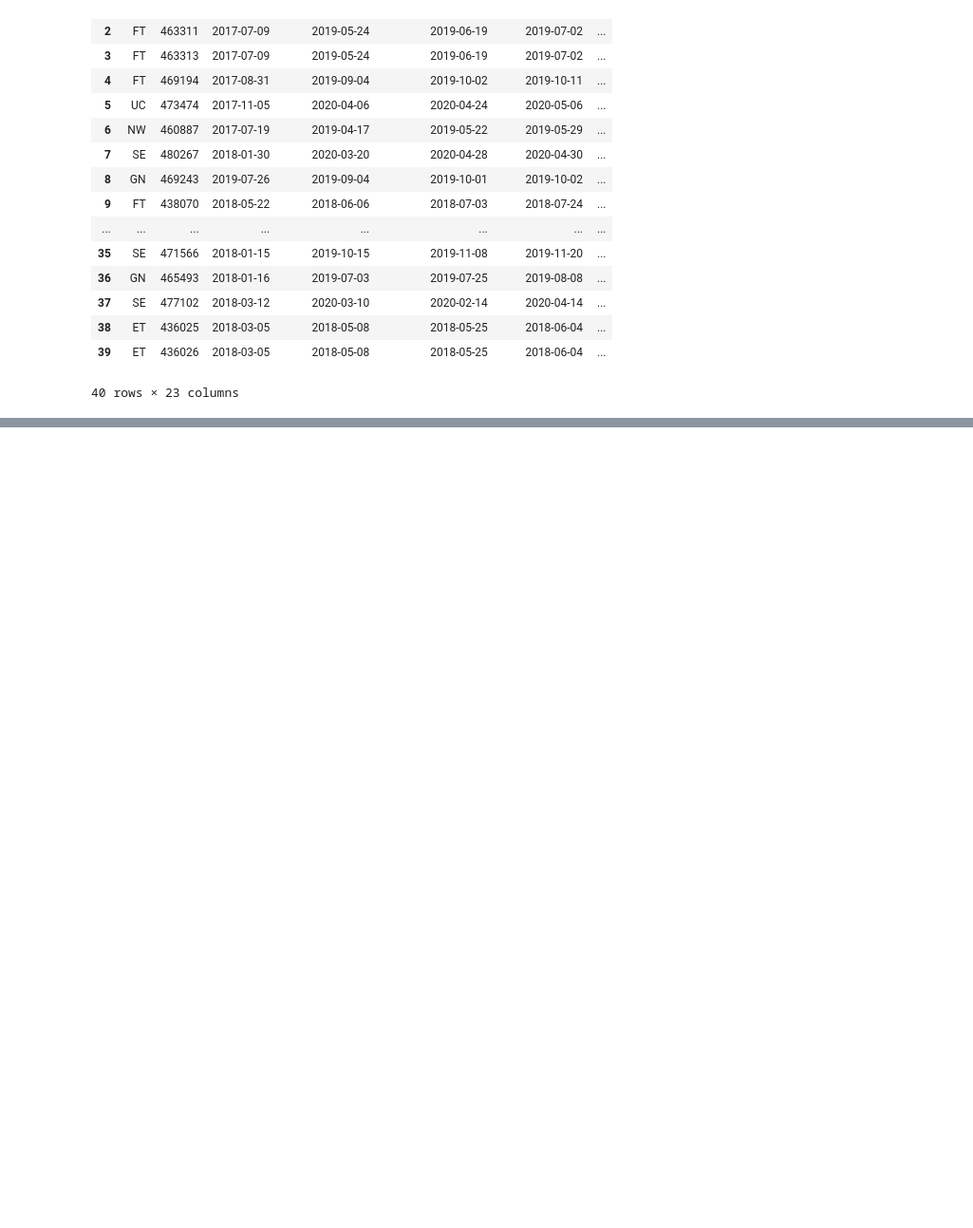
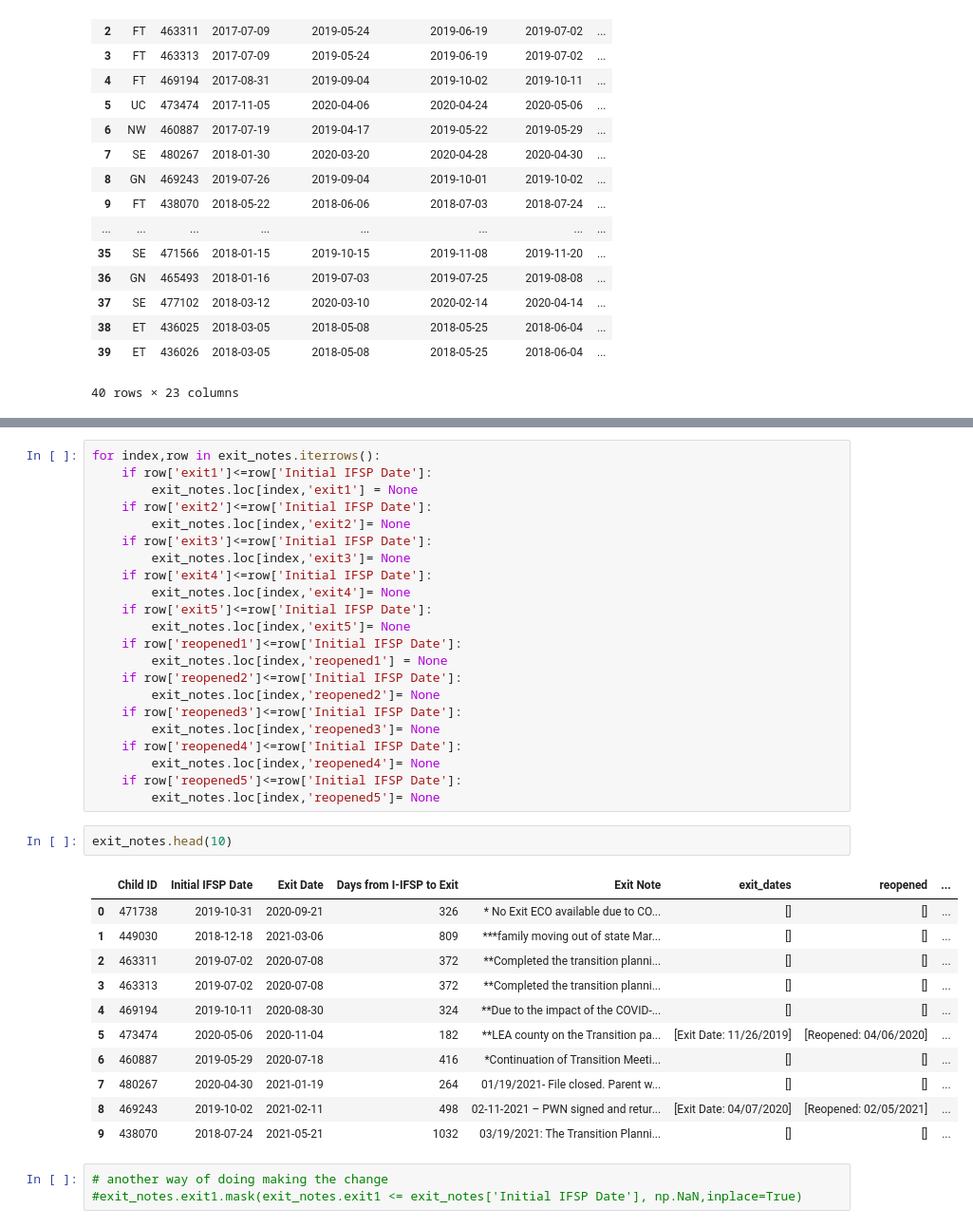
Before and after one commit to parallel-parker/ddid, a Jupyter notebook: notebooks/TEIS_partner_project.ipynb, the cells around one changed output, grey strips where cells are left out. Shown: that part at 95% size. Cells and saved outputs as stored; diff of their text form; blank space fills up the shorter version.

```diff
--- a/notebooks/TEIS_partner_project.ipynb
+++ b/notebooks/TEIS_partner_project.ipynb
@@ -152,0 +425,39 @@ def numOfDays(exit1, reopened1):
+# %%
+for index,row in exit_notes.iterrows():
+    if row['exit1']<=row['Initial IFSP Date']:
+        exit_notes.loc[index,'exit1'] = None
+    if row['exit2']<=row['Initial IFSP Date']:
+        exit_notes.loc[index,'exit2']= None
+    if row['exit3']<=row['Initial IFSP Date']:
+        exit_notes.loc[index,'exit3']= None
+    if row['exit4']<=row['Initial IFSP Date']:
+        exit_notes.loc[index,'exit4']= None
+    if row['exit5']<=row['Initial IFSP Date']:
+        exit_notes.loc[index,'exit5']= None
+    if row['reopened1']<=row['Initial IFSP Date']:
+        exit_notes.loc[index,'reopened1'] = None
+    if row['reopened2']<=row['Initial IFSP Date']:
+        exit_notes.loc[index,'reopened2']= None
+    if row['reopened3']<=row['Initial IFSP Date']:
+        exit_notes.loc[index,'reopened3']= None
+    if row['reopened4']<=row['Initial IFSP Date']:
+        exit_notes.loc[index,'reopened4']= None
+    if row['reopened5']<=row['Initial IFSP Date']:
+        exit_notes.loc[index,'reopened5']= None
+# %%
+exit_notes.head(10)
+# %% [output]
+|  | Child ID | Initial IFSP Date | Exit Date | Days from I-IFSP to Exit | Exit Note | exit_dates | reopened | ... |
+| 0 | 471738 | 2019-10-31 | 2020-09-21 | 326 | * No Exit ECO available due to CO... | [] | [] | ... |
+| 1 | 449030 | 2018-12-18 | 2021-03-06 | 809 | ***family moving out of state Mar... | [] | [] | ... |
+| 2 | 463311 | 2019-07-02 | 2020-07-08 | 372 | **Completed the transition planni... | [] | [] | ... |
+| 3 | 463313 | 2019-07-02 | 2020-07-08 | 372 | **Completed the transition planni... | [] | [] | ... |
+| 4 | 469194 | 2019-10-11 | 2020-08-30 | 324 | **Due to the impact of the COVID-... | [] | [] | ... |
+| 5 | 473474 | 2020-05-06 | 2020-11-04 | 182 | **LEA county on the Transition pa... | [Exit Date: 11/26/2019] | [Reopened: 04/06/2020] | ... |
+| 6 | 460887 | 2019-05-29 | 2020-07-18 | 416 | *Continuation of Transition Meeti... | [] | [] | ... |
+| 7 | 480267 | 2020-04-30 | 2021-01-19 | 264 | 01/19/2021- File closed. Parent w... | [] | [] | ... |
+| 8 | 469243 | 2019-10-02 | 2021-02-11 | 498 | 02-11-2021 – PWN signed and retur... | [Exit Date: 04/07/2020] | [Reopened: 02/05/2021] | ... |
+| 9 | 438070 | 2018-07-24 | 2021-05-21 | 1032 | 03/19/2021: The Transition Planni... | [] | [] | ... |
+# %%
+# another way of doing making the change
+#exit_notes.exit1.mask(exit_notes.exit1 <= exit_notes['Initial IFSP Date'], np.NaN,inplace=True)
```
Also changed, not shown: parts of 36 cells of this notebook.
